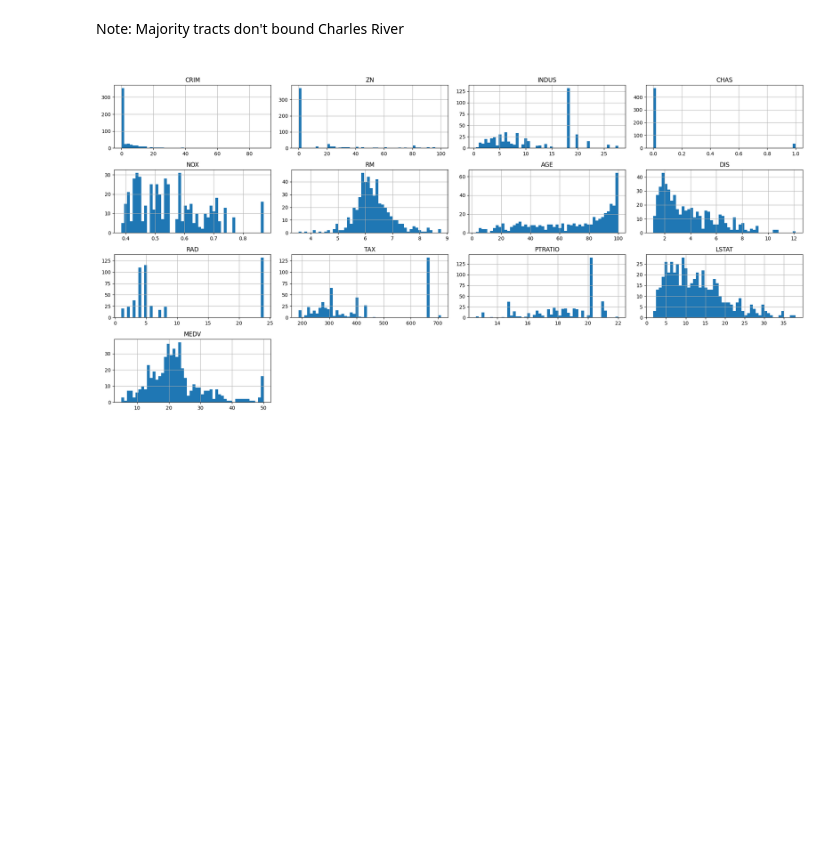
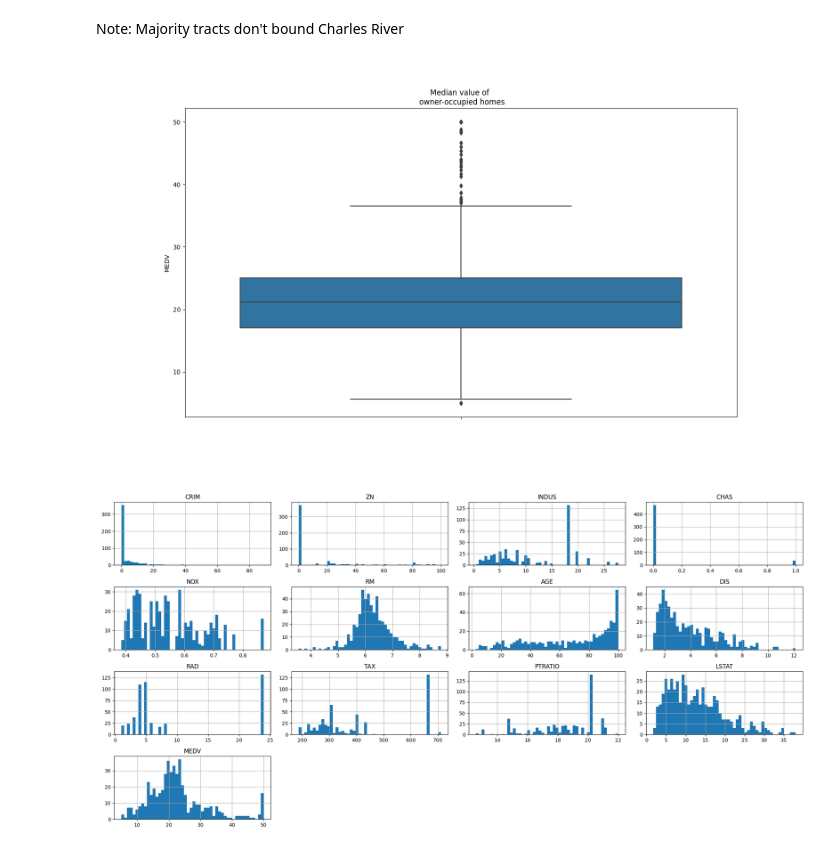
Before and after one commit to VIGHNESH1521/testrepo, a Jupyter notebook: Templates_Optional_Peer_Graded_Assignment.jupyterlite.ipynb, the cells around one changed output. Saved outputs shown, nothing was run; the diff lists cells and outputs as text; code cells hidden in the pictures; blank space fills up the shorter version.

```diff
--- a/Templates_Optional_Peer_Graded_Assignment.jupyterlite.ipynb
+++ b/Templates_Optional_Peer_Graded_Assignment.jupyterlite.ipynb
@@ -112,5 +117,11 @@ pyplot.show()
 # %% [markdown]
 Note: Majority tracts don't bound Charles River
+# %%
+a = sns.boxplot(y=boston_df['MEDV'])
+a.set_title("Median value of \n owner-occupied homes")
+pyplot.show()
+# %% [output]
+[figure, added]
 # %%
 boston_df.hist(bins=50, figsize=(20,10))
 pyplot.suptitle('Feature Distribution', x=0.5, y=1.02, ha='center', fontsize='large')
```
Also changed, not shown: parts of 12 cells of this notebook.
